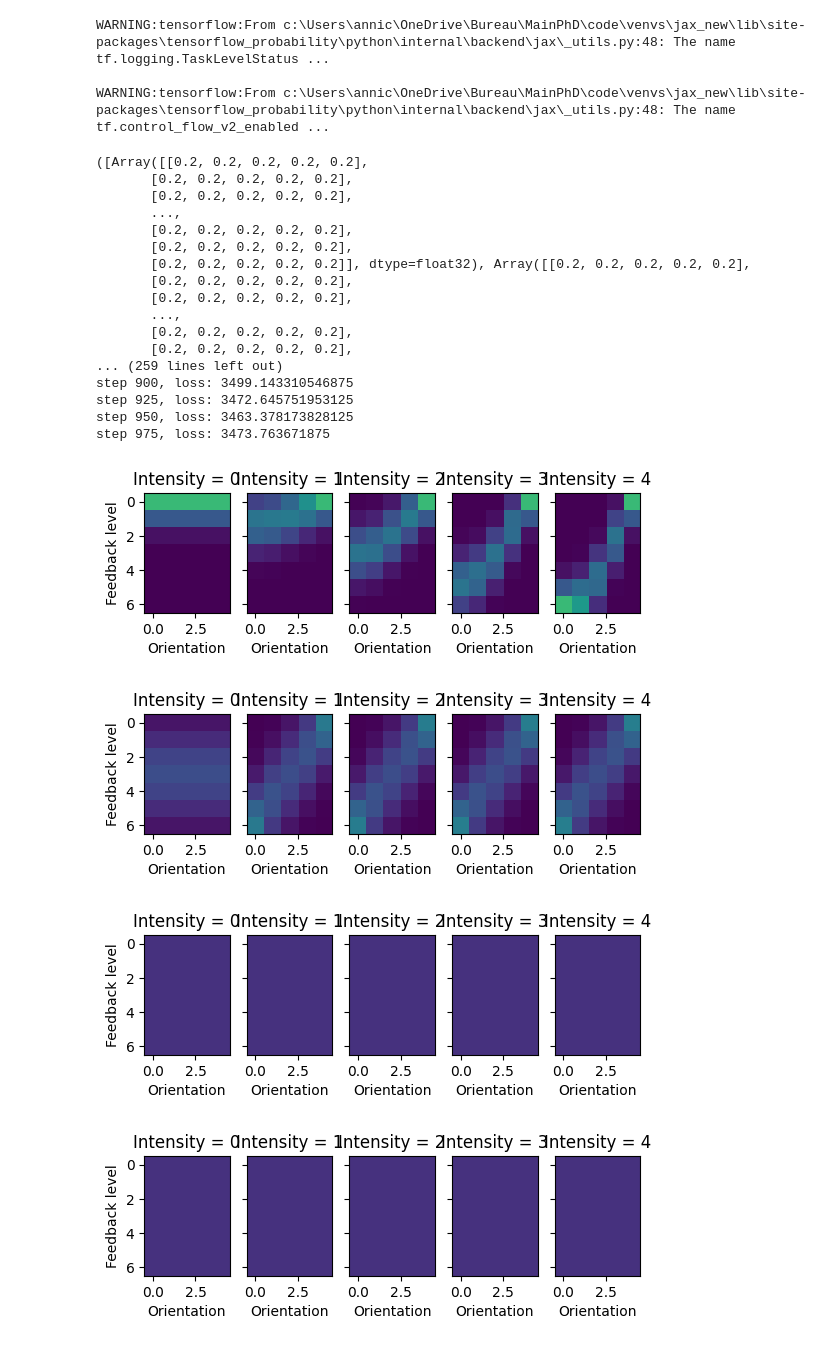
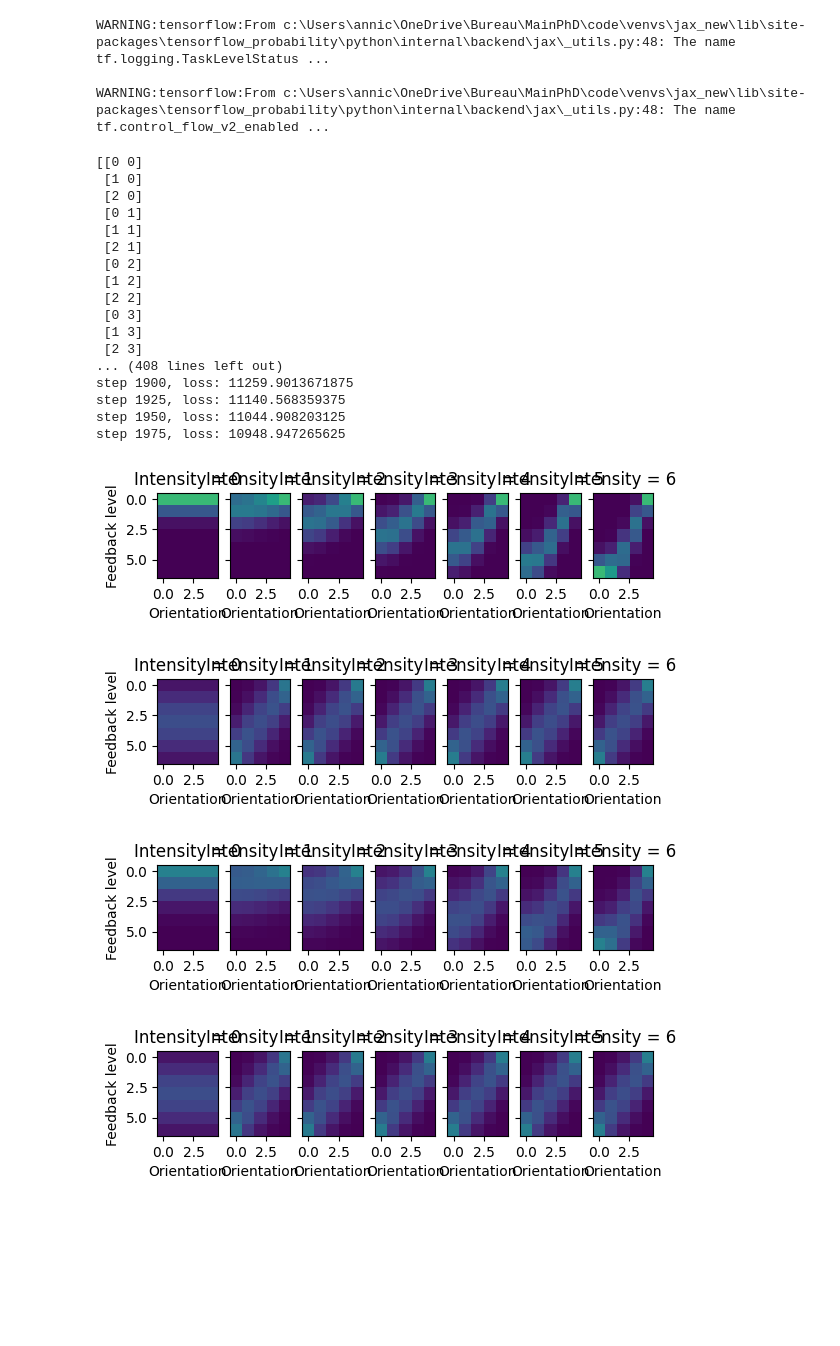
Before and after one commit to Erresthor/ActivPynference_Public, a Jupyter notebook: paper_scripts/paper_grazBCI/fit_data_learn.ipynb, the cells around one changed output. Cells and saved outputs as stored; diff of their text form; code cells hidden in the pictures; blank space fills up the shorter version.

```diff
--- a/paper_scripts/paper_grazBCI/fit_data_learn.ipynb
+++ b/paper_scripts/paper_grazBCI/fit_data_learn.ipynb
@@ -45,24 +45,25 @@ WARNING:tensorflow:From c:\Users\annic\OneDrive\Bureau\MainPhD\code\venvs\jax_ne
 WARNING:tensorflow:From c:\Users\annic\OneDrive\Bureau\MainPhD\code\venvs\jax_new\lib\site-packages\tensorflow_probability\python\internal\backend\jax\_utils.py:48: The name tf.control_flow_v2_enabled ...
 # %%
 # Function parameters :
-Ns = [5,5] # Intensity x orientation
+Ns = [7,5] # Intensity x orientation
 points_per_run = 5   # 2, 5 or 10 (a denominator of 10 !)
 Nos = [7,7,7,7]   # i_eeg,o_eeg,i_bold,o_bold
-emission_noises = [0.15,0.5,100,100]
-emission_prior_strengths = [1000.0,100.0,10.0,10.0]
+emission_noises = [0.15,0.5,0.25,0.5]
+emission_prior_strengths = [10000.0,10000.0,10000.0,10000.0]
 emission_base_strength = [0.0,0.0,0.0,0.0]
 
 # action_ranges = [jnp.array([-2,-1,0,1,2]),jnp.array([-2,-1,0,1,2])]
-action_ranges = [jnp.array([-2,-1,0,1,2]),jnp.array([-2,-1,0,1,2])]
-action_ranges = [jnp.array([-4,-3,-2,-1,0,1,2,3,4]),jnp.array([-4,-3,-2,-1,0,1,2,3,4])]
-action_ranges = [jnp.arange(0,4),jnp.arange(-2,2)]
+# action_ranges = [jnp.array([-2,-1,0,1,2]),jnp.array([-2,-1,0,1,2])]
+# action_ranges = [jnp.array([-4,-3,-2,-1,0,51,2,3,4]),jnp.array([-4,-3,-2,-1,0,1,2,3,4])]
+action_ranges = [jnp.arange(0,3),jnp.arange(-2,2+1)]
+
 # action_ranges = [jnp.array([-1,0,1]),jnp.array([-1,0,1])]
-p_drift = [jnp.array([0.3,0.1]),jnp.array([0.3,0.1])]
+p_drift = [jnp.array([0.3,0.25,0.1]),jnp.array([0.3,0.1,0.02])]
 p_effect = [1.00,1.00]
 
-resting_states = [0,2]
+resting_states = [0,int(Ns[1]/2.0)]
 transition_action_strength = [1000.0,1000.0]
-transition_base_strength = [0.01,0.01]
+transition_base_strength = [0.1,0.1]
 
 initial_state_strength = [1.0,1.0]
 
@@ -121,8 +122,8 @@ plot_a(pA,True)
 
 # Main hypothesis : what are the allowable actions for our subject ?
 # First, let's assume any action is possible :
-U  =jnp.stack(jnp.meshgrid(jnp.arange(action_ranges[0].shape[0]),jnp.arange(action_ranges[1].shape[0])),axis=-1).reshape((-1,2))
-
+U  = jnp.stack(jnp.meshgrid(jnp.arange(action_ranges[0].shape[0]),jnp.arange(action_ranges[1].shape[0])),axis=-1).reshape((-1,2))
+print(U)
 # U  =jnp.array([  [1,0], [0,1], [1,1], [1,2], [2,1] ])
 Nu,Nf = U.shape
 
@@ -145,7 +146,7 @@ T = subject_obs[0].shape[0]
 # performed by the subject at any point.  For now, let's suppose that subjects prefer
 # not to perform an active regulation (mental effort)
 prior = np.ones((T-1,Nu))
-# prior[...,2] = 2.0
+# prior[...,6] = 5.0
 pu,_ = _normalize(jnp.array(prior))
 
 
@@ -198,52 +199,52 @@ def loss_function(params,data):
 
 
 start_learning_rate = 1e-1
 optimizer = optax.adam(start_learning_rate)
 
 # Initialize parameters of the model + optimizer.
 data = (subject_obs,subject_obs_filter)
 
 # Initial parameter vectors:
 X_qs = [jnp.zeros((T,Ns_f)) for Ns_f in Ns]
 X_qu = jnp.zeros((T-1,Nu))
 # X_a = [[0.5,0.5,0.5,0.5],[10.0,10.0,10.0,10.0],[1.0,1.0,1.0,1.0]]
 # X_b = [[0.5,0.5],[10.0,10.0],[0.0,0.0]]
 X_a = [jnp.ones_like(a) for a in pA]
 X_b = [jnp.ones_like(b) for b in pB]
 
 # X_qs = [jnp.array(np.random.random((T,Ns_f))) for Ns_f in Ns]
 # X_qu = jnp.array(np.random.random((T-1,Nu)))
 
 
 X_init = [X_qs,X_qu,X_a,X_b]
 print(encode_params(X_init))
 
-final_params,loss_hist = fit(X_init,data,loss_function, optimizer,1000)
+final_params,loss_hist = fit(X_init,data,loss_function, optimizer,2000)
 
 fig,ax = plt.subplots(1)
 ax.plot(np.arange(0,len(loss_hist),1),loss_hist)
 ax.set_xlabel("Gradient descent steps")
 ax.set_ylabel("Variational Free Energy (logits)")
 fig.show()
 # %% [output]
-([Array([[0.2, 0.2, 0.2, 0.2, 0.2],
-       [0.2, 0.2, 0.2, 0.2, 0.2],
-       [0.2, 0.2, 0.2, 0.2, 0.2],
-       ...,
-       [0.2, 0.2, 0.2, 0.2, 0.2],
-       [0.2, 0.2, 0.2, 0.2, 0.2],
-       [0.2, 0.2, 0.2, 0.2, 0.2]], dtype=float32), Array([[0.2, 0.2, 0.2, 0.2, 0.2],
-       [0.2, 0.2, 0.2, 0.2, 0.2],
-       [0.2, 0.2, 0.2, 0.2, 0.2],
-       ...,
-       [0.2, 0.2, 0.2, 0.2, 0.2],
-       [0.2, 0.2, 0.2, 0.2, 0.2],
-... (259 lines left out)
-step 900, loss: 3499.143310546875
-step 925, loss: 3472.645751953125
-step 950, loss: 3463.378173828125
-step 975, loss: 3473.763671875
+[[0 0]
+ [1 0]
+ [2 0]
+ [0 1]
+ [1 1]
+ [2 1]
+ [0 2]
+ [1 2]
+ [2 2]
+ [0 3]
+ [1 3]
+ [2 3]
+... (408 lines left out)
+step 1900, loss: 11259.9013671875
+step 1925, loss: 11140.568359375
+step 1950, loss: 11044.908203125
+step 1975, loss: 10948.947265625
-[figure, old version]
+[figure, new version]
-[figure, old version]
+[figure, new version]
-[figure, old version]
+[figure, new version]
-[figure, old version]
+[figure, new version]
```
Also changed, not shown: parts of 4 cells of this notebook, 10 other files.
